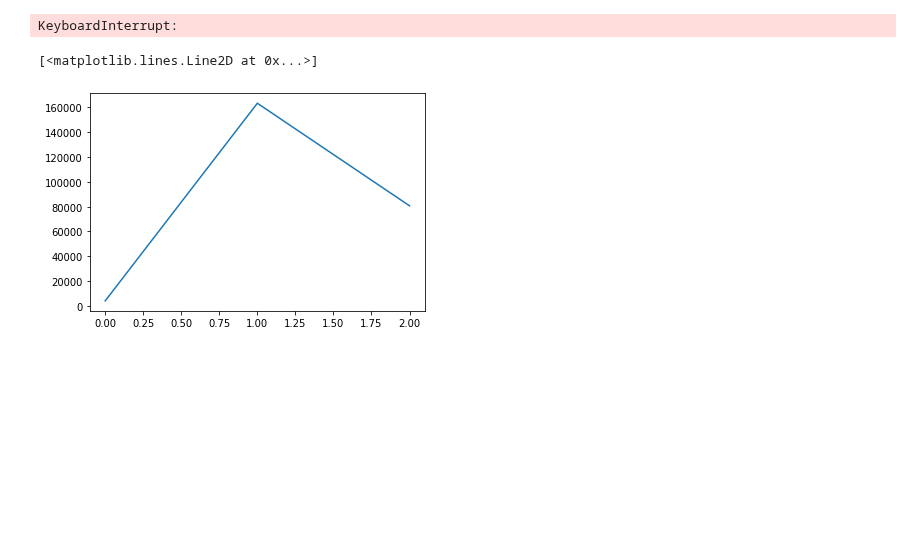
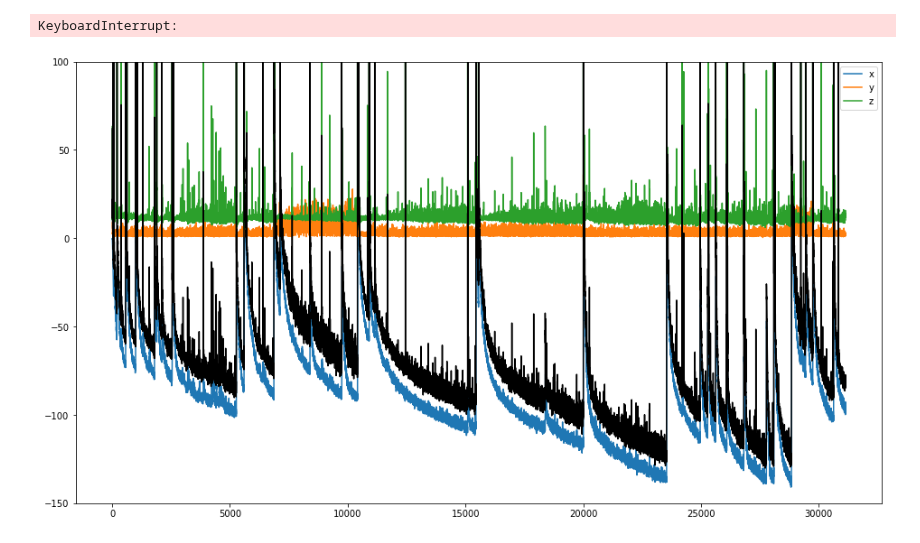
Before and after one commit to psaegert/AML-Final, a Jupyter notebook: models/INN_test.ipynb, the cells around one changed output. Drawn from its saved outputs; the diff is of its cells as text; code cells hidden in the pictures; blank space fills up the shorter version.

```diff
--- a/models/INN_test.ipynb
+++ b/models/INN_test.ipynb
@@ -44,21 +45,23 @@ y_train.shape = (2521156, 2)
 X_test.shape = (630290, 28)
 y_test.shape = (630290, 2)
 # %%
-inn = INN.INN(X_train.shape[1], y_train.shape[1], 1)
+inn = INN.INN(X_train.shape[1], y_train.shape[1], 10)
 # %%
 optimizer = Adam(inn.parameters(), lr=1e-3)
 
 loss_history = {
-    'bce': [],
-    'kl': [],
-    'ld': []
+    'x': [],
+    'y': [],
+    'z': []
 }
 
 for i_epoch in range(n_epochs):
 
     inn.train()
 
-    for i in tqdm(range(int(np.ceil(len(X_train_scaled) / batch_size)))):
+    pbar = tqdm(range(int(np.ceil(len(X_train_scaled) / batch_size))), desc=f'Epoch {i_epoch}')
+
+    for i in pbar:
         X = X_train_scaled[i * batch_size: (i+1) * batch_size].to(device)
         y = y_train[i * batch_size: (i+1) * batch_size].to(device)
 
@@ -67,35 +70,40 @@ for i_epoch in range(n_epochs):
 
         # --- FORWARD ---
         y_pred, z_pred = inn.forward(X)
-        y_pred = torch.sigmoid(y_pred)
 
         # y loss
-        loss += F.binary_cross_entropy(y_pred, y)
-        loss_history['bce'].append(F.binary_cross_entropy(y_pred, y))
+        y_loss = F.binary_cross_entropy(y_pred, y) * 10
+        loss += y_loss
+        loss_history['y'].append(y_loss.detach().numpy())
         # z loss
-        loss += torch.mean(torch.sum(z_pred**2, dim=-1)) / 2
-        loss_history['kl'].append(torch.mean(torch.sum(z_pred**2, dim=-1)) / 2)
+        z_loss = torch.mean(torch.sum(z_pred**2, dim=-1)) / 2
+        loss += z_loss
+        loss_history['z'].append(z_loss.detach().numpy())
 
 
         # --- INVERSE ---
-        if torch.isnan(y_pred).any():
-            print(f'{y_pred = }')
         X_pred = inn.inverse(y_pred, z_pred)
 
         # x loss
-        loss -= torch.mean(inn.logdet_sum)
-        loss_history['ld'].append(torch.mean(inn.logdet_sum))
+        x_loss = torch.clip(- torch.mean(inn.logdet_sum), None, 0)
+        loss += x_loss
+        loss_history['x'].append(x_loss.detach().numpy())
 
         loss.backward()
         optimizer.step()
+
+        pbar.set_postfix({'batch_loss': loss.detach().numpy().round(3)})
 # %% [output]
 KeyboardInterrupt:
-# %%
-# plt.plot([loss.detach().numpy() for loss in loss_history['bce']])
-# plt.plot([loss.detach().numpy() for loss in loss_history['kl']])
-# plt.plot([-loss.detach().numpy() for loss in loss_history['ld']])
-
-plt.plot([sum([loss.detach().numpy() for loss in losses]) for losses in loss_history.values()])
-# %% [output]
-[<matplotlib.lines.Line2D at 0x...>]
-[figure, removed]
+# %%
+fig, ax = plt.subplots(1, 1, figsize=(16, 9))
+
+ax.plot(loss_history['x'], label='x')
+ax.plot(loss_history['y'], label='y')
+ax.plot(loss_history['z'], label='z')
+
+ax.plot([sum([loss_history[k][i] for k in loss_history.keys()]) for i in range(len(loss_history['x']))], color='black')
+ax.set_ylim(-150, 100)
+ax.legend();
+# %% [output]
+[figure, added]
```
Also changed, not shown: parts of 3 cells of this notebook, 1 other file.
